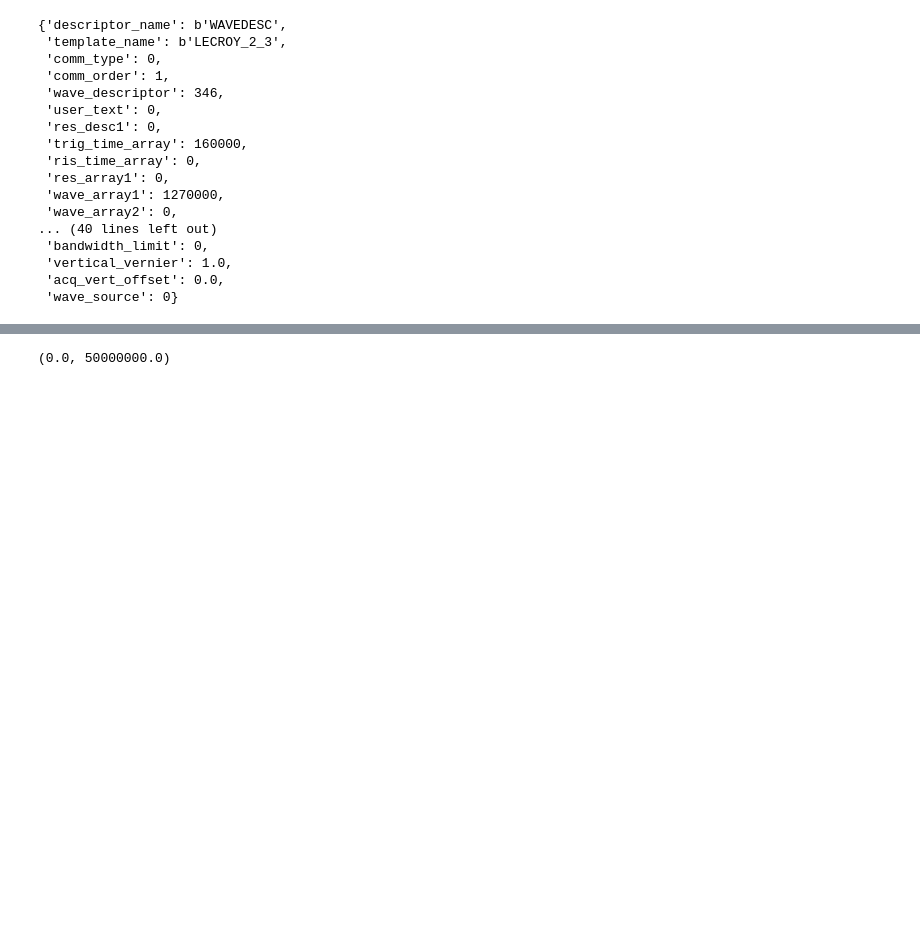
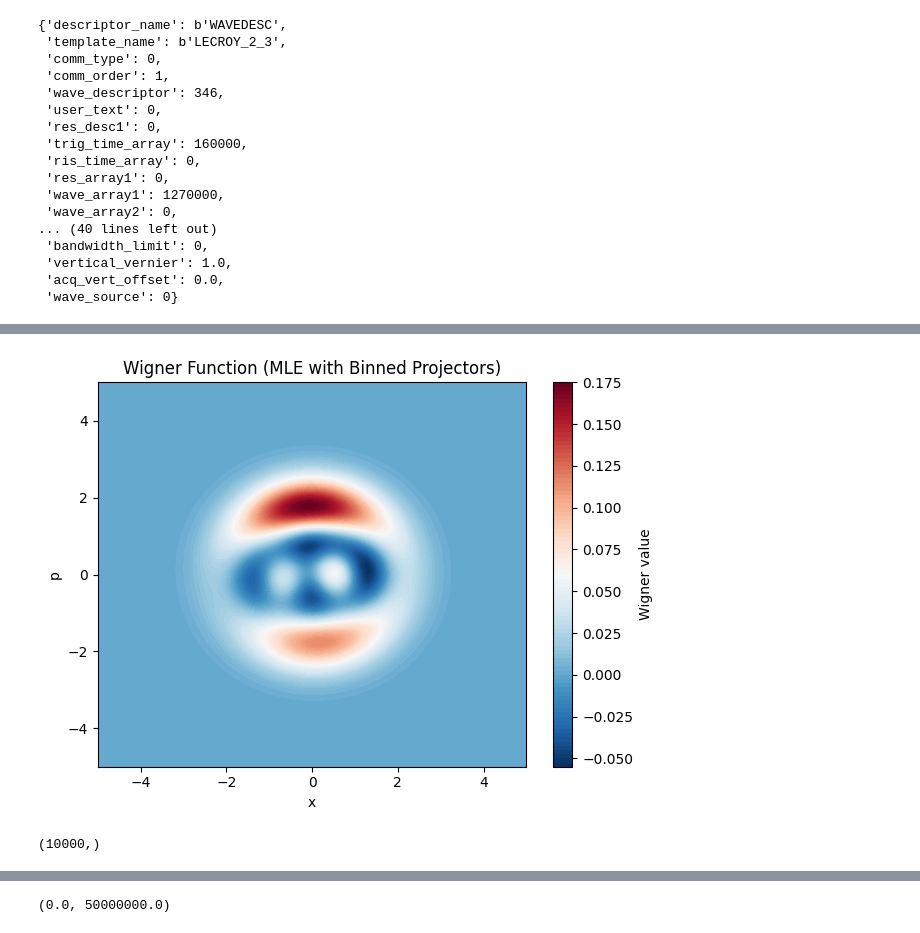
Before and after one commit to ThomasRavnborg/Homodyne-Tomography, a Jupyter notebook: DataAnalysis.ipynb, the cells around one changed output, grey strips where cells are left out. Drawn from its saved outputs; the diff is of its cells as text; code cells hidden in the pictures; blank space fills up the shorter version.

```diff
--- a/DataAnalysis.ipynb
+++ b/DataAnalysis.ipynb
@@ -90,0 +221,20 @@ plt.plot(t, tora1[2,38,3])
+# %%
+# --- Step 9: Plot Wigner function ---
+xvec = np.linspace(-5, 5, 200)
+W = wigner(rho_mle, xvec, xvec)
+
+plt.contourf(xvec, xvec, W, 100, cmap='RdBu_r')
+plt.xlabel('x')
+plt.ylabel('p')
+plt.title('Wigner Function (MLE with Binned Projectors)')
+plt.colorbar(label='Wigner value')
+plt.tight_layout()
+plt.show()
+# %% [output]
+[figure, added]
+# %%
+# Project each trace onto the temporal mode
+quadratures = np.dot(state, temporal_mode)
+quadratures.shape
+# %% [output]
+(10000,)
```
Also changed, not shown: parts of 12 cells of this notebook.
